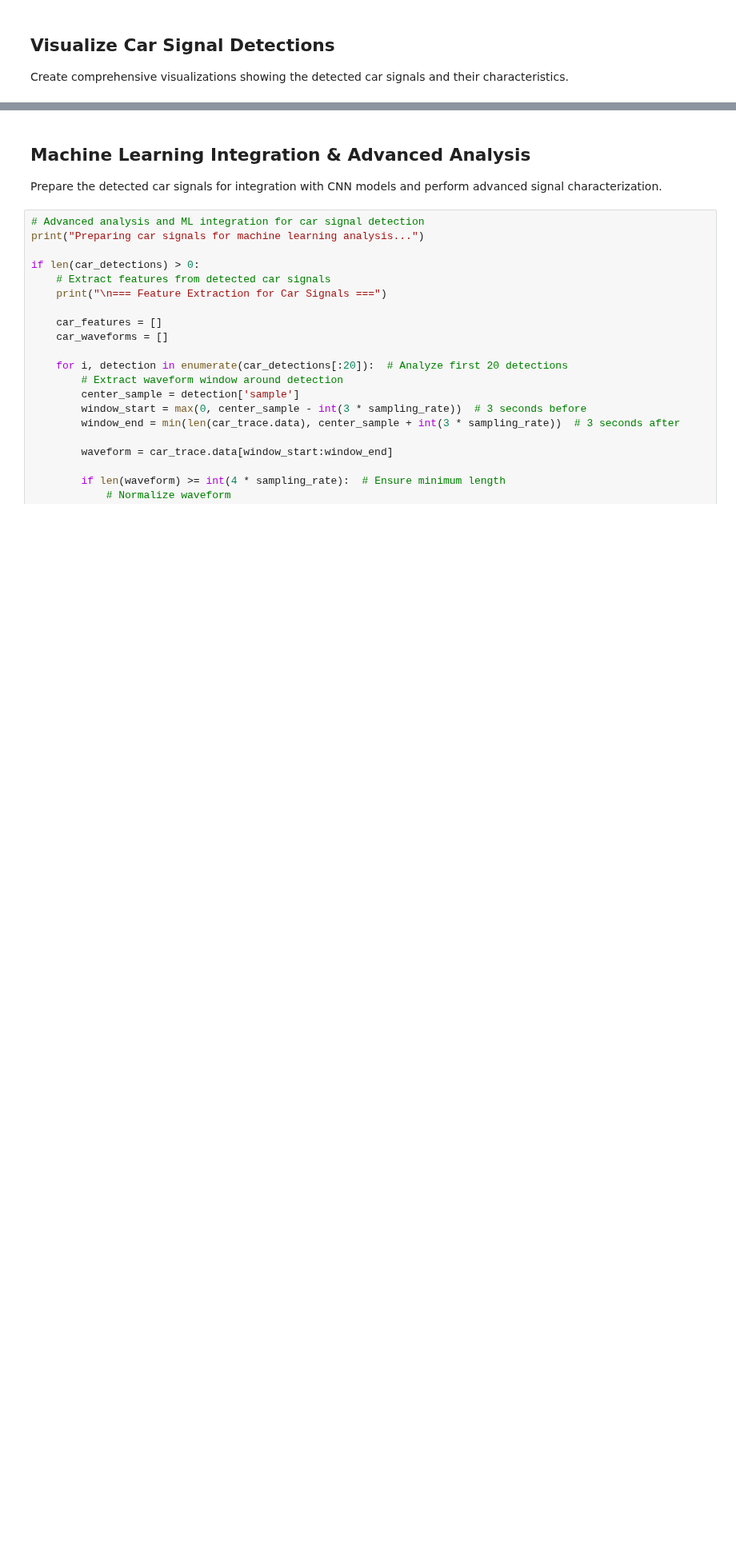
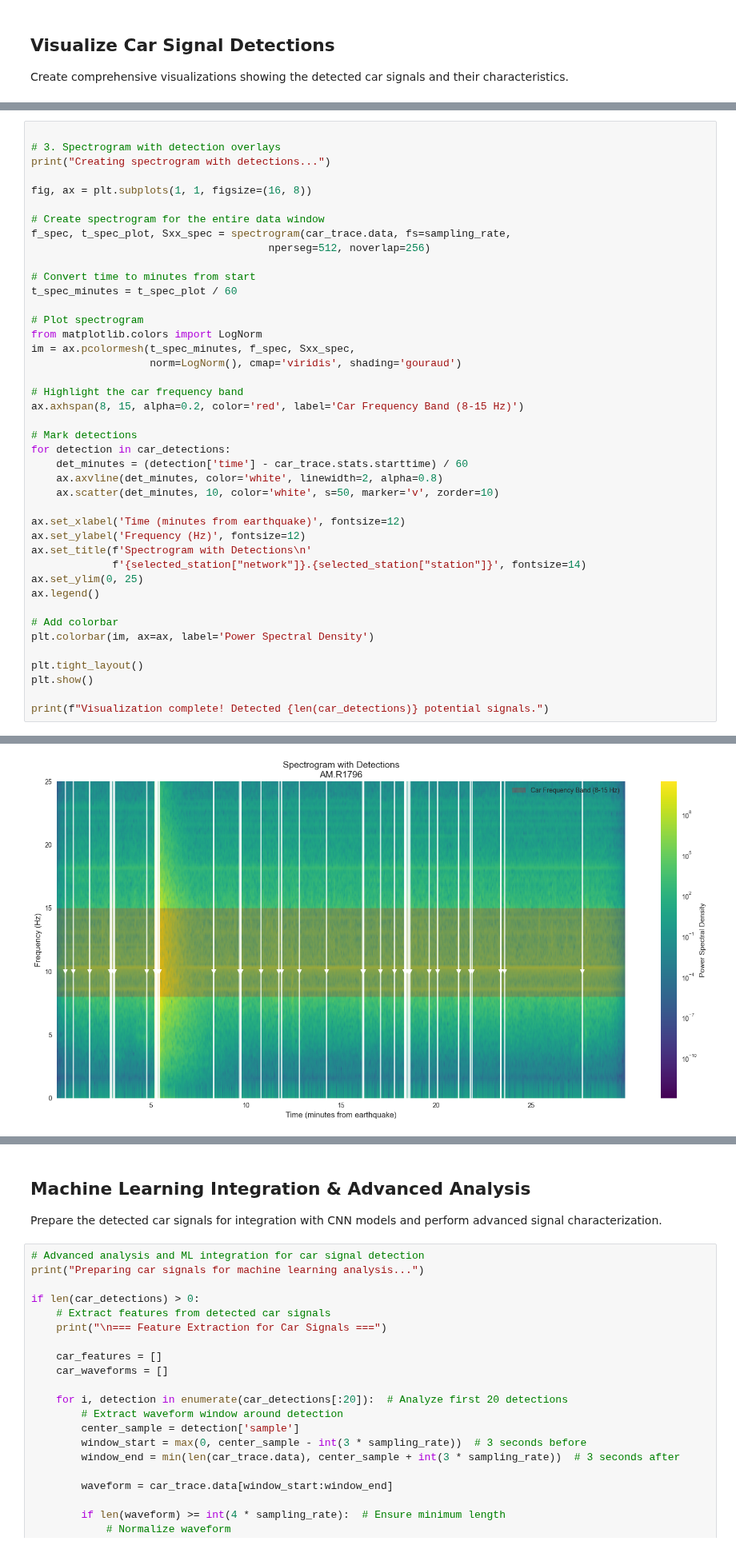
Before and after one commit to Denolle-Lab/tiny-cnn-seismicML, a Jupyter notebook: examples/car_signal_detection.ipynb, the cells around one changed output, grey strips where cells are left out. Shown at 80% size. Saved outputs shown, nothing was run; the diff lists cells and outputs as text; blank space fills up the shorter version.

Commit message:
add labels

```diff
--- a/examples/car_signal_detection.ipynb
+++ b/examples/car_signal_detection.ipynb
@@ -763,0 +706,43 @@ Rush hour period (7-11 AM) contains 1408 detections.
+# %%
+
+# 3. Spectrogram with detection overlays
+print("Creating spectrogram with detections...")
+
+fig, ax = plt.subplots(1, 1, figsize=(16, 8))
+
+# Create spectrogram for the entire data window
+f_spec, t_spec_plot, Sxx_spec = spectrogram(car_trace.data, fs=sampling_rate,
+                                      nperseg=512, noverlap=256)
+
+# Convert time to minutes from start
+t_spec_minutes = t_spec_plot / 60
+
+# Plot spectrogram
+from matplotlib.colors import LogNorm
+im = ax.pcolormesh(t_spec_minutes, f_spec, Sxx_spec,
+                   norm=LogNorm(), cmap='viridis', shading='gouraud')
+
+# Highlight the car frequency band
+ax.axhspan(8, 15, alpha=0.2, color='red', label='Car Frequency Band (8-15 Hz)')
+
+# Mark detections
+for detection in car_detections:
+    det_minutes = (detection['time'] - car_trace.stats.starttime) / 60
+    ax.axvline(det_minutes, color='white', linewidth=2, alpha=0.8)
+    ax.scatter(det_minutes, 10, color='white', s=50, marker='v', zorder=10)
+
+ax.set_xlabel('Time (minutes from earthquake)', fontsize=12)
+ax.set_ylabel('Frequency (Hz)', fontsize=12)
+ax.set_title(f'Spectrogram with Detections\n'
+             f'{selected_station["network"]}.{selected_station["station"]}', fontsize=14)
+ax.set_ylim(0, 25)
+ax.legend()
+
+# Add colorbar
+plt.colorbar(im, ax=ax, label='Power Spectral Density')
+
+plt.tight_layout()
+plt.show()
+
+print(f"Visualization complete! Detected {len(car_detections)} potential signals.")
+# %% [output]
@@ -763,0 +750 @@ Rush hour period (7-11 AM) contains 1408 detections.
+[figure, added]
```
Also changed, not shown: parts of 12 cells of this notebook, 1 other file.
